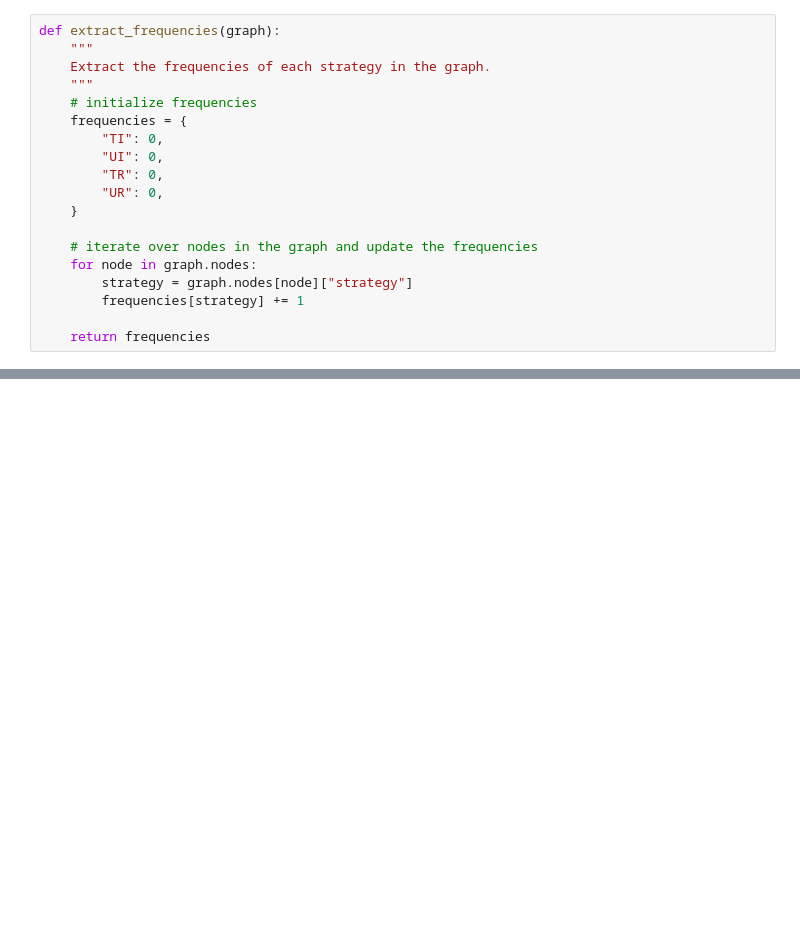
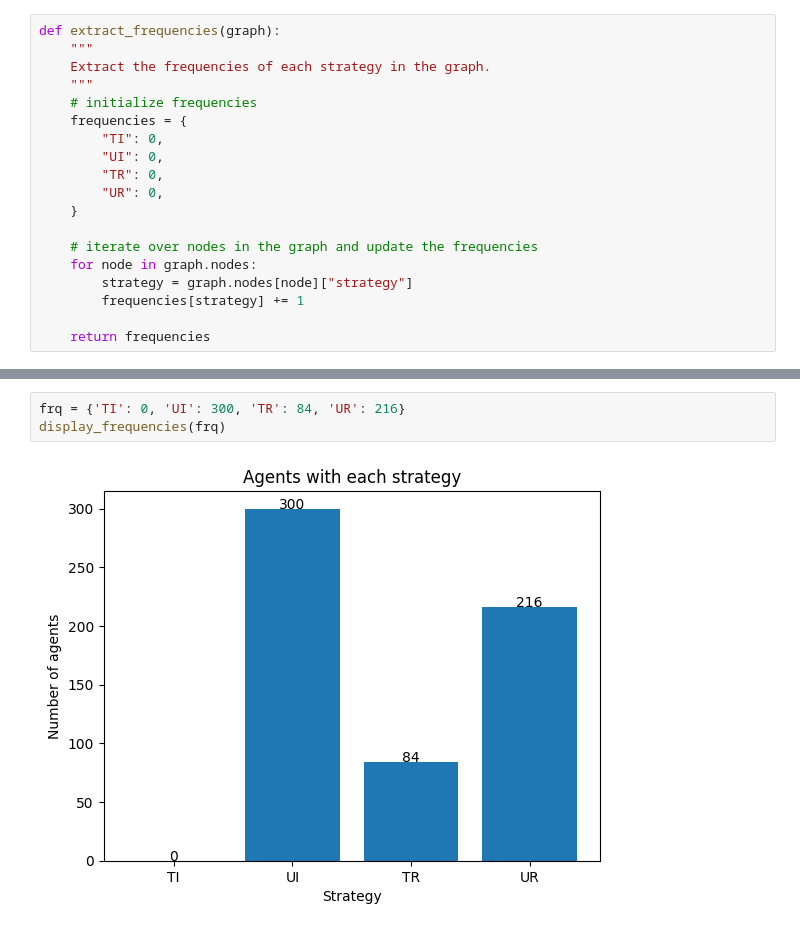
Before and after one commit to annieetang/game-of-hearts, a Jupyter notebook: single_simulation.ipynb, the cells around one changed output, grey strips where cells are left out. Drawn from its saved outputs; the diff is of its cells as text; blank space fills up the shorter version.

```diff
--- a/single_simulation.ipynb
+++ b/single_simulation.ipynb
@@ -208,0 +214,5 @@ display_frequencies(frequencies)
+# %%
+frq = {'TI': 0, 'UI': 300, 'TR': 84, 'UR': 216}
+display_frequencies(frq)
+# %% [output]
+[figure, added]
```
Also changed, not shown: parts of 6 cells of this notebook, 9 other files.
